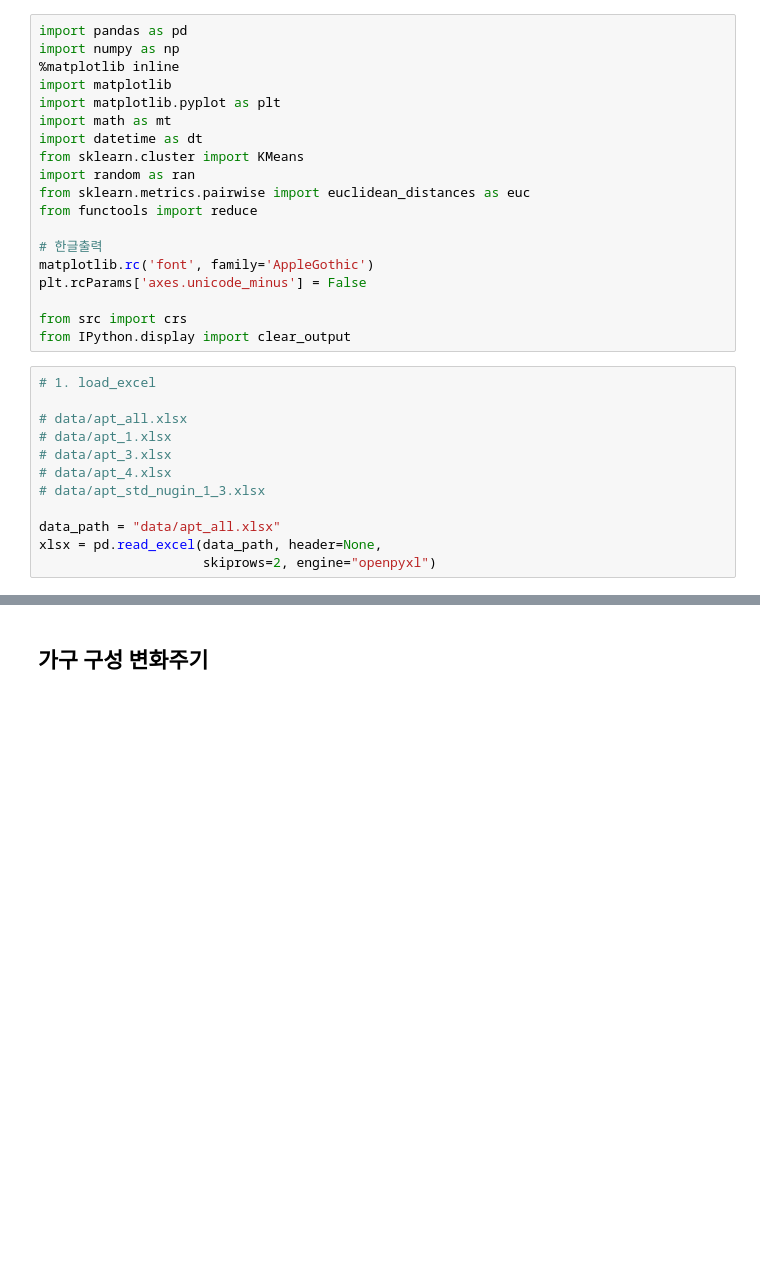
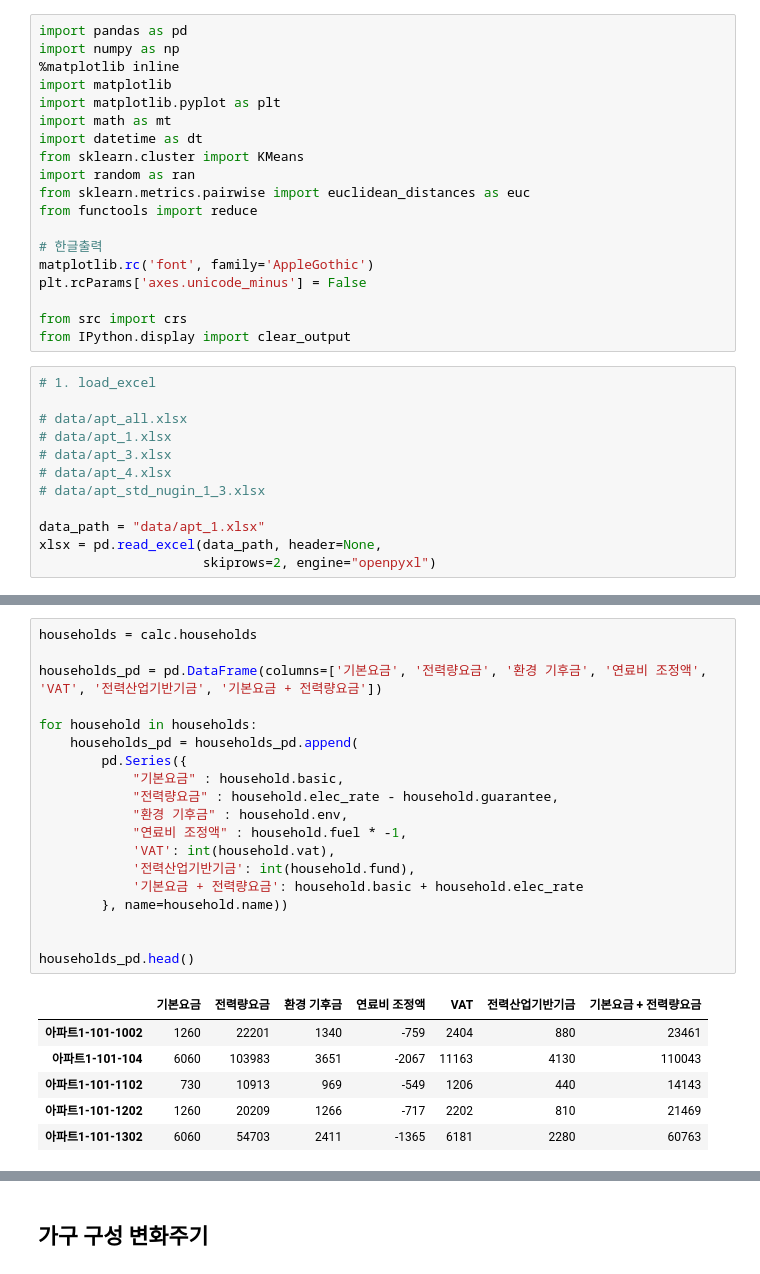
Before and after one commit to formegusto/what-is-public-fee, a Jupyter notebook: 공동설비사용요금은 어떻게 구성되는가?.ipynb, the cells around one changed output, grey strips where cells are left out. Cells and saved outputs as stored; diff of their text form; blank space fills up the shorter version.

Commit message:
update : 기본요금 결론 정리

```diff
--- a/공동설비사용요금은 어떻게 구성되는가?.ipynb
+++ b/공동설비사용요금은 어떻게 구성되는가?.ipynb
@@ -30,7 +30,7 @@ from IPython.display import clear_output
 # data/apt_4.xlsx
 # data/apt_std_nugin_1_3.xlsx
 
-data_path = "data/apt_all.xlsx"
+data_path = "data/apt_1.xlsx"
 xlsx = pd.read_excel(data_path, header=None,
                      skiprows=2, engine="openpyxl")
 # %%
@@ -50,0 +119,26 @@ m.head()
+# %%
+households = calc.households
+
+households_pd = pd.DataFrame(columns=['기본요금', '전력량요금', '환경 기후금', '연료비 조정액', 'VAT', '전력산업기반기금', '기본요금 + 전력량요금'])
+
+for household in households:
+    households_pd = households_pd.append(
+        pd.Series({
+            "기본요금" : household.basic,
+            "전력량요금" : household.elec_rate - household.guarantee,
+            "환경 기후금" : household.env,
+            "연료비 조정액" : household.fuel * -1,
+            'VAT': int(household.vat),
+            '전력산업기반기금': int(household.fund),
+            '기본요금 + 전력량요금': household.basic + household.elec_rate
+        }, name=household.name))
+
+
+households_pd.head()
+# %% [output]
+|  | 기본요금 | 전력량요금 | 환경 기후금 | 연료비 조정액 | VAT | 전력산업기반기금 | 기본요금 + 전력량요금 |
+| 아파트1-101-1002 | 1260 | 22201 | 1340 | -759 | 2404 | 880 | 23461 |
+| 아파트1-101-104 | 6060 | 103983 | 3651 | -2067 | 11163 | 4130 | 110043 |
+| 아파트1-101-1102 | 730 | 10913 | 969 | -549 | 1206 | 440 | 14143 |
+| 아파트1-101-1202 | 1260 | 20209 | 1266 | -717 | 2202 | 810 | 21469 |
+| 아파트1-101-1302 | 6060 | 54703 | 2411 | -1365 | 6181 | 2280 | 60763 |
```
Also changed, not shown: parts of 13 cells of this notebook, 6 other files.
